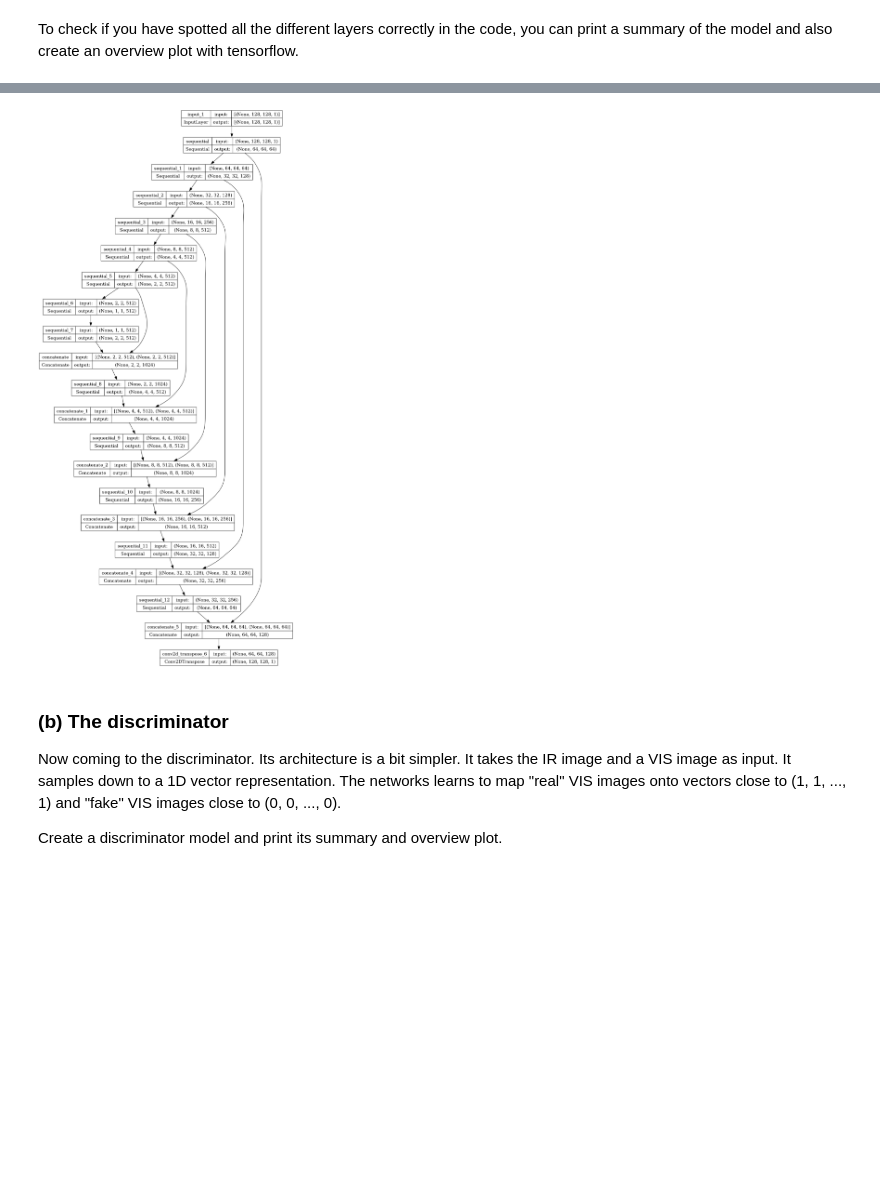
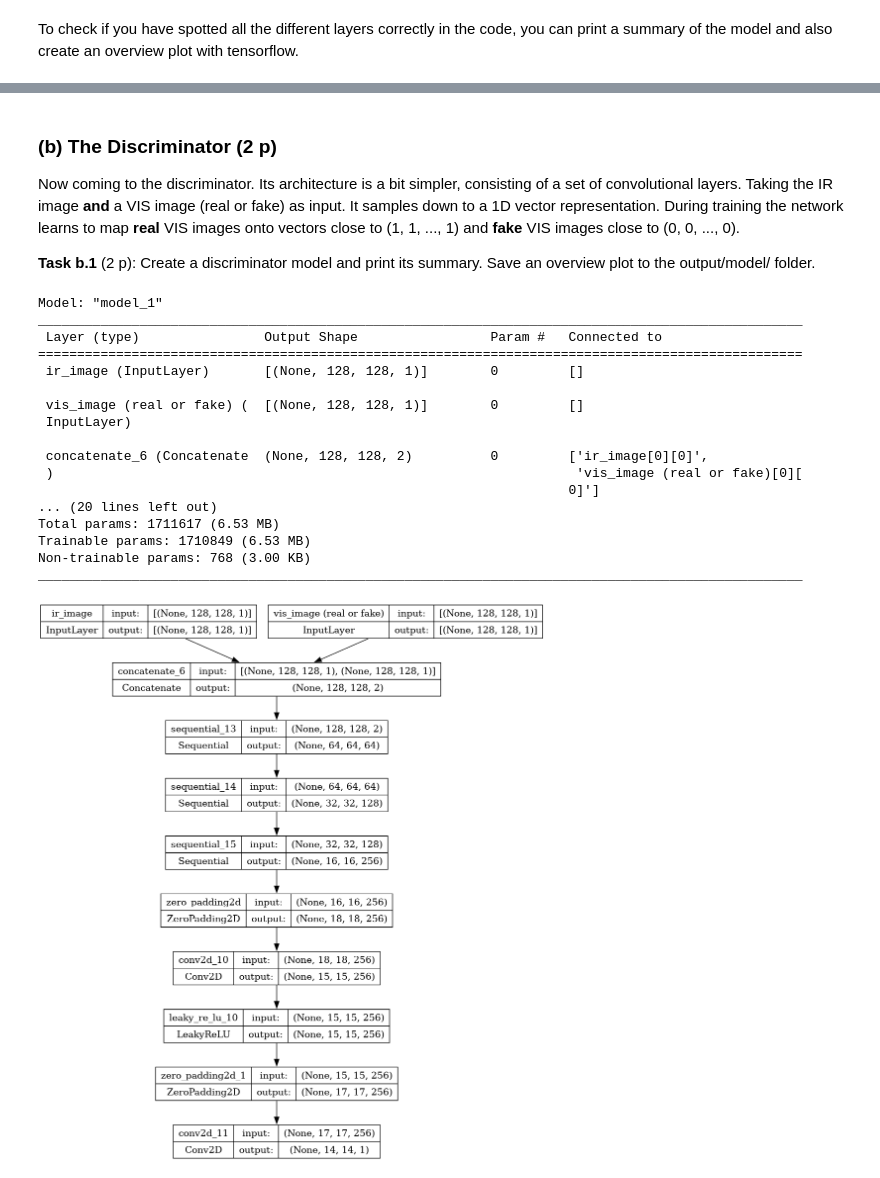
Before and after one commit to EXPATS-IDEAS4S/CGAN_Pix2Pix_MSG, a Jupyter notebook: ex2.2_setting_up_model.ipynb, the cells around one changed output, grey strips where cells are left out. Saved outputs shown, nothing was run; the diff lists cells and outputs as text; code cells hidden in the pictures; blank space fills up the shorter version.

```diff
--- a/ex2.2_setting_up_model.ipynb
+++ b/ex2.2_setting_up_model.ipynb
@@ -6,0 +40,16 @@ First, we define some convolutional layers that both the generator and discrimin
+# %%
+##### TODO ###########################################################################################################
+##### give authorization to access your Google Drive in pop-up window that opens with this code
+
+#drivedir='/content/drive'
+#drive.mount(drivedir)
+#os.chdir(drivedir)
+
+##### TODO ###########################################################################################################
+##### define path to tutorial directory
+
+TUTORIAL_DIR = "/net/merisi/pbigalke/teaching/METFUT2024/CGAN_Pix2Pix_MSG/" ### /My Drive/.../ end path with /
+
+# check if this path exists (if you have filled in the correct loaction).
+# If it gives you "False" then there was a mistake in the path
+os.path.exists(TUTORIAL_DIR)
@@ -162,37 +215,75 @@ ________________________________________________________________________________
-# %%
-# plot overview of generator model
-gen_overview = f"{PROJECT_DIR}/output/model/architecture_generator.png"
-plot_model(gen_model,  to_file=gen_overview, show_shapes=True)
-# %% [output]
-[figure, removed]
 # %% [markdown]
-### (b) The discriminator
+### (b) The Discriminator (2 p)
 
-Now coming to the discriminator. Its architecture is a bit simpler. It takes the IR image and a VIS image as input. It samples down to a 1D vector representation. The networks learns to map "real" VIS images onto vectors close to (1, 1, ..., 1) and "fake" VIS images close to (0, 0, ..., 0).
+Now coming to the discriminator. Its architecture is a bit simpler, consisting of a set of convolutional layers. Taking the IR image **and** a VIS image (real or fake) as input. It samples down to a 1D vector representation. During training the network learns to map **real** VIS images onto vectors close to (1, 1, ..., 1) and **fake** VIS images close to (0, 0, ..., 0).
 
-Create a discriminator model and print its summary and overview plot.
+**Task b.1** (2 p): Create a discriminator model and print its summary. Save an overview plot to the output/model/ folder.
 # %%
 # definition of discriminator (complete architecture)
 def discriminator(image_size=128, image_channels=1, kernel_size=4):
     init = tf.random_normal_initializer(0., 0.02)
 
 
     inp = Input(shape = [image_size, image_size, image_channels], name="ir_image")
     tar = Input(shape = [image_size, image_size, image_channels], name="vis_image (real or fake)")
     x = Concatenate()([inp, tar])
 
     down1 = _downsample(64, kernel_size, batchnorm=False)(x)
     down2 = _downsample(128, kernel_size)(down1)
     down3 = _downsample(256, kernel_size)(down2)
 
     zero_pad1 = ZeroPadding2D()(down3)
     conv = Conv2D(256, kernel_size, strides=1,
                   kernel_initializer=init,
                   use_bias=False)(zero_pad1)
     leaky_relu = LeakyReLU()(conv)
 
     zero_pad2 = ZeroPadding2D()(leaky_relu)
     last = Conv2D(1, kernel_size, strides=1,
                   kernel_initializer=init)(zero_pad2)
 
     return Model(inputs=[inp, tar], outputs=last)
+
+
+##### TODO ###########################################################################################################
+##### create a discriminator model, print a summary and save an overview plot of the discriminator model
+
+# create a discriminator model
+#discr_model = ...  # TODO
+
+# print summary of discriminator model
+#...  # TODO
+
+# plot overview of discriminator model
+discr_overview = TUTORIAL_DIR + "output/model/architecture_discriminator.png"
+#...  # TODO
+
+# <<<<<< Solution
+# create a discriminator model
+discr_model = discriminator()
+
+# print summary of discriminator model
+discr_model.summary()
+
+# plot overview of discriminator model
+discr_overview = TUTORIAL_DIR + "output/model/architecture_discriminator.png"
+plot_model(discr_model, to_file=discr_overview, show_shapes=True)
+# %% [output]
+Model: "model_1"
+__________________________________________________________________________________________________
+ Layer (type)                Output Shape                 Param #   Connected to
+==================================================================================================
+ ir_image (InputLayer)       [(None, 128, 128, 1)]        0         []
+
+ vis_image (real or fake) (  [(None, 128, 128, 1)]        0         []
+ InputLayer)
+
+ concatenate_6 (Concatenate  (None, 128, 128, 2)          0         ['ir_image[0][0]',
+ )                                                                   'vis_image (real or fake)[0][
+                                                                    0]']
+... (20 lines left out)
+Total params: 1711617 (6.53 MB)
+Trainable params: 1710849 (6.53 MB)
+Non-trainable params: 768 (3.00 KB)
+__________________________________________________________________________________________________
+[figure, added]
```
Also changed, not shown: parts of 13 cells of this notebook, 2 other files.
